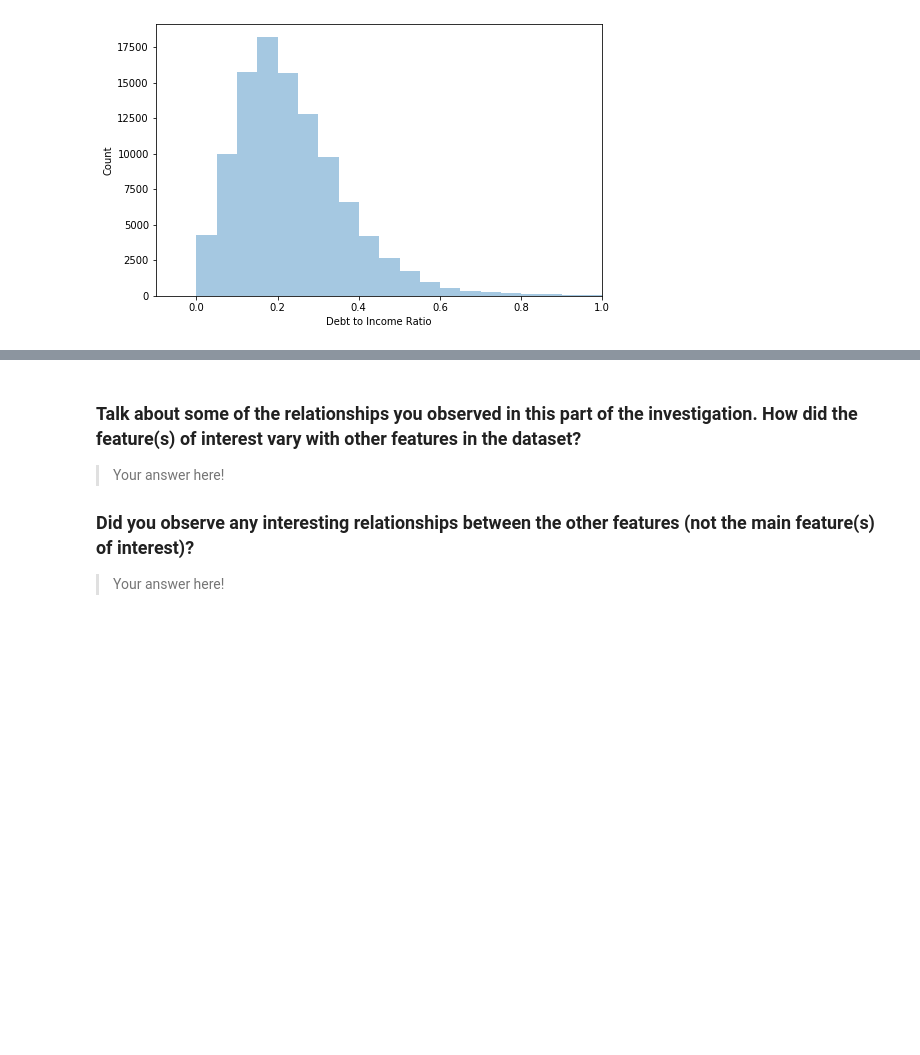
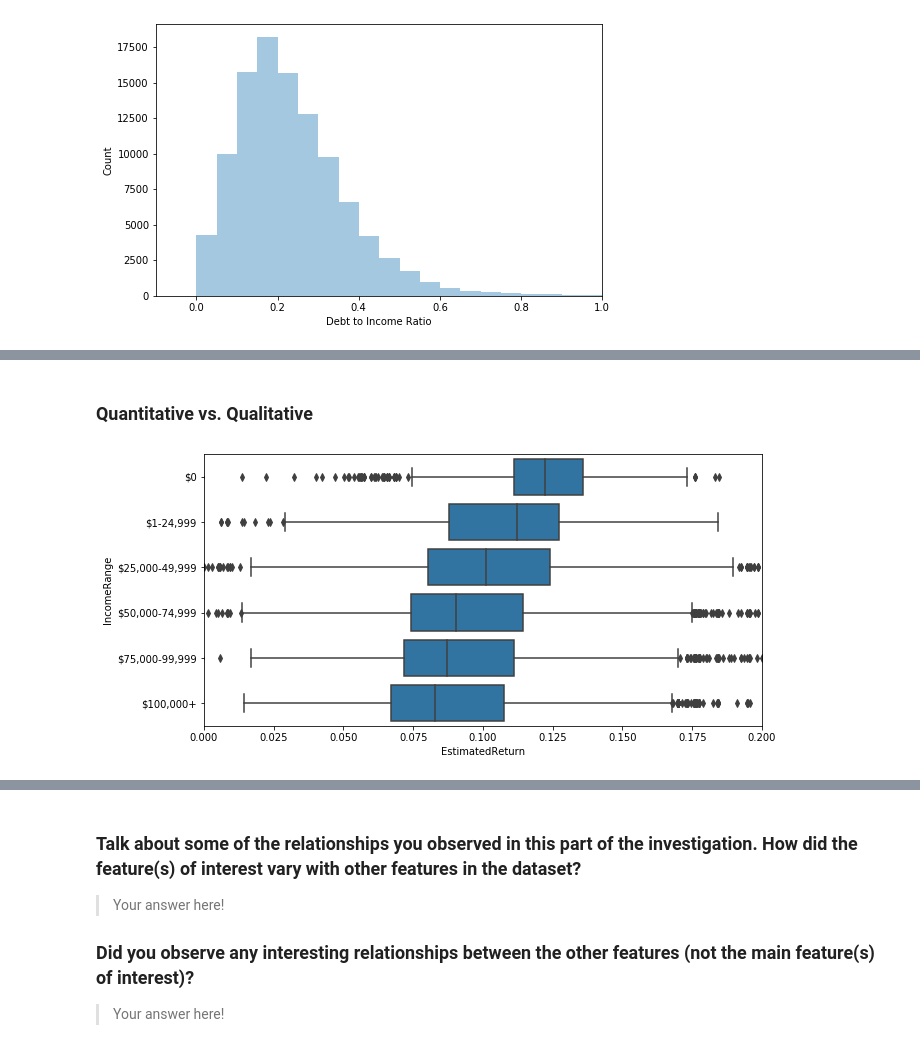
Before and after one commit to 0xjimm/prosper-loan-data-findings, a Jupyter notebook: prosper-loan-data-exploration.ipynb, the cells around one changed output, grey strips where cells are left out. Drawn from its saved outputs; the diff is of its cells as text; code cells hidden in the pictures; blank space fills up the shorter version.

```diff
--- a/prosper-loan-data-exploration.ipynb
+++ b/prosper-loan-data-exploration.ipynb
@@ -405,0 +440,12 @@ fashion in the previous section (univariate exploration).
+# %% [markdown]
+### Quantitative vs. Qualitative
+# %%
+plt.figure(figsize = [10, 5])
+
+base_color = sns.color_palette()[0]
+sns.boxplot(data = df, y = 'IncomeRange', x = 'EstimatedReturn',
+            color = base_color)
+
+plt.xlim(0,.2);
+# %% [output]
+[figure, added]
```
Also changed, not shown: parts of 10 cells of this notebook.
